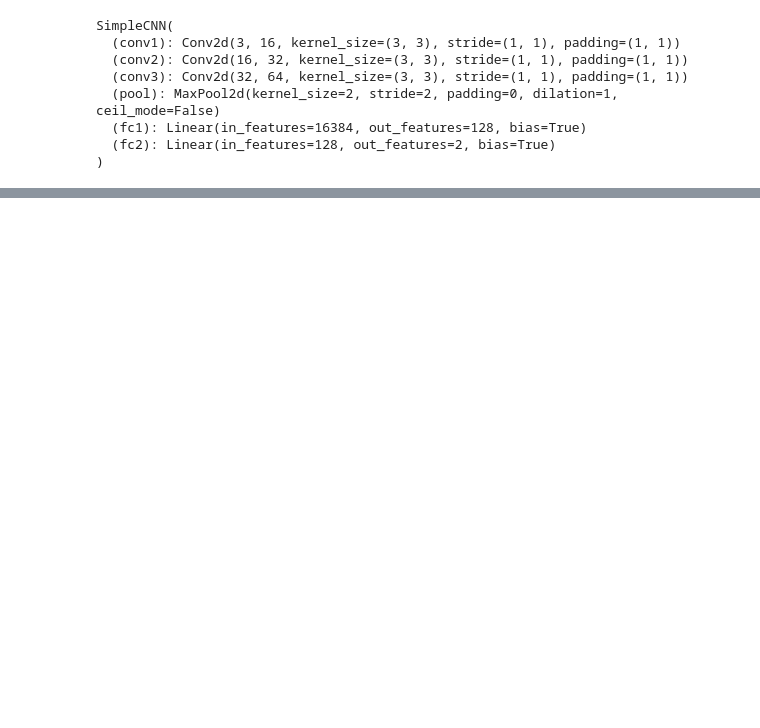
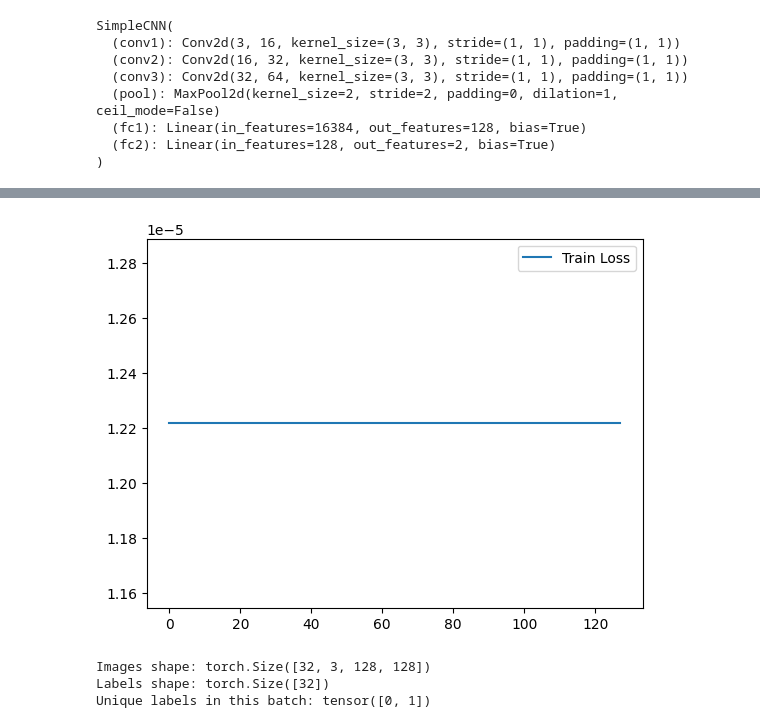
Before and after one commit to aldemirkonuk/AldemirKonuk, a Jupyter notebook: cats_vs_dogs.ipynb, the cells around one changed output, grey strips where cells are left out. Cells and saved outputs as stored; diff of their text form; code cells hidden in the pictures; blank space fills up the shorter version.

```diff
--- a/cats_vs_dogs.ipynb
+++ b/cats_vs_dogs.ipynb
@@ -197,0 +260,23 @@ SimpleCNN(
+# %%
+for epoch in range(num_epochs):
+    train_losses.append(epoch_loss)
+plt.plot(train_losses, label="Train Loss")
+plt.legend()
+plt.show()
+# %% [output]
+[figure, added]
+# %%
+# Get one small batch from the train_loader
+data_iter = iter(train_loader)
+images, labels = next(data_iter)
+
+# Print shapes to verify dimensions
+print("Images shape:", images.shape)  # Should be [batch_size, 3, 128, 128]
+print("Labels shape:", labels.shape)  # Should be [batch_size]
+
+# Print unique labels in the batch to check encoding
+print("Unique labels in this batch:", torch.unique(labels))
+# %% [output]
+Images shape: torch.Size([32, 3, 128, 128])
+Labels shape: torch.Size([32])
+Unique labels in this batch: tensor([0, 1])
```
Also changed, not shown: parts of 10 cells of this notebook, 1 other file.
